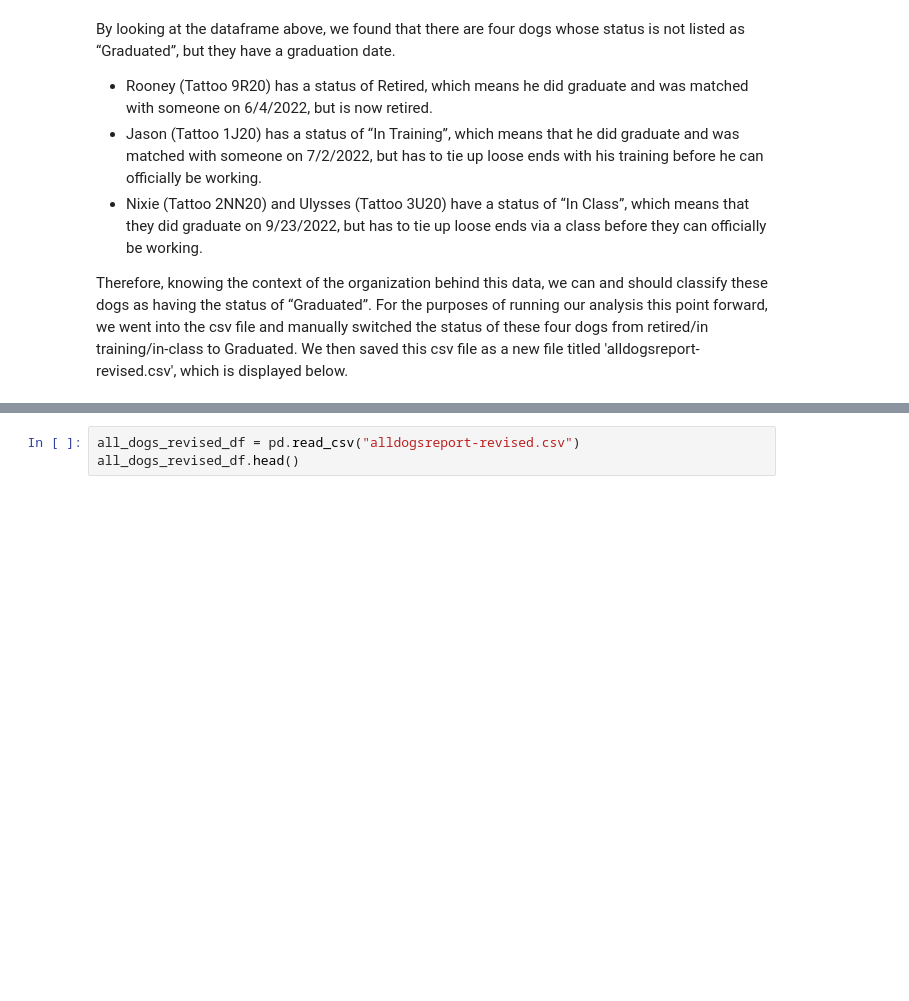
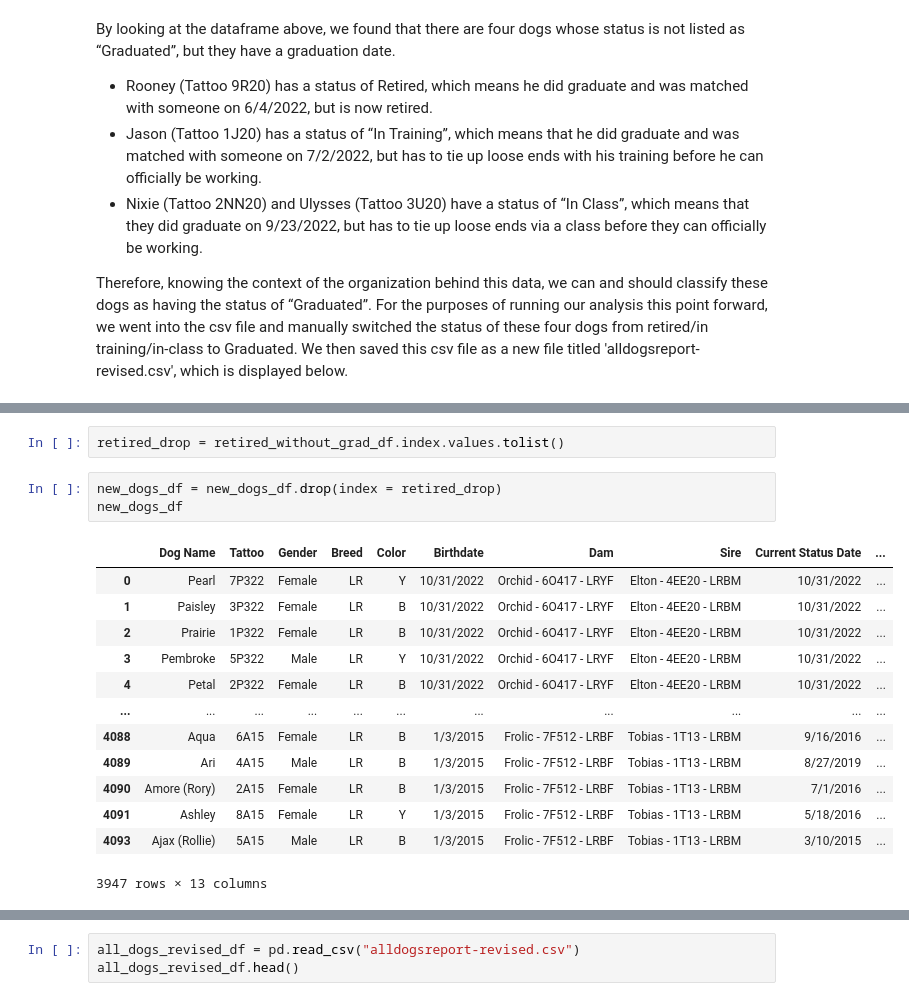
Before and after one commit to Julianna-Castlegrant/info2950-group-proj, a Jupyter notebook: finalproject/dogdata.ipynb, the cells around one changed output, grey strips where cells are left out. Saved outputs shown, nothing was run; the diff lists cells and outputs as text; blank space fills up the shorter version.

```diff
--- a/finalproject/dogdata.ipynb
+++ b/finalproject/dogdata.ipynb
@@ -102,0 +168,19 @@ Therefore, knowing the context of the organization behind this data, we can and
+# %%
+retired_drop = retired_without_grad_df.index.values.tolist()
+# %%
+new_dogs_df = new_dogs_df.drop(index = retired_drop)
+new_dogs_df
+# %% [output]
+|  | Dog Name | Tattoo | Gender | Breed | Color | Birthdate | Dam | Sire | Current Status Date | ... |
+| 0 | Pearl | 7P322 | Female | LR | Y | 10/31/2022 | Orchid - 6O417 - LRYF | Elton - 4EE20 - LRBM | 10/31/2022 | ... |
+| 1 | Paisley | 3P322 | Female | LR | B | 10/31/2022 | Orchid - 6O417 - LRYF | Elton - 4EE20 - LRBM | 10/31/2022 | ... |
+| 2 | Prairie | 1P322 | Female | LR | B | 10/31/2022 | Orchid - 6O417 - LRYF | Elton - 4EE20 - LRBM | 10/31/2022 | ... |
+| 3 | Pembroke | 5P322 | Male | LR | Y | 10/31/2022 | Orchid - 6O417 - LRYF | Elton - 4EE20 - LRBM | 10/31/2022 | ... |
+| 4 | Petal | 2P322 | Female | LR | B | 10/31/2022 | Orchid - 6O417 - LRYF | Elton - 4EE20 - LRBM | 10/31/2022 | ... |
+| ... | ... | ... | ... | ... | ... | ... | ... | ... | ... | ... |
+| 4088 | Aqua | 6A15 | Female | LR | B | 1/3/2015 | Frolic - 7F512 - LRBF | Tobias - 1T13 - LRBM | 9/16/2016 | ... |
+| 4089 | Ari | 4A15 | Male | LR | B | 1/3/2015 | Frolic - 7F512 - LRBF | Tobias - 1T13 - LRBM | 8/27/2019 | ... |
+| 4090 | Amore (Rory) | 2A15 | Female | LR | B | 1/3/2015 | Frolic - 7F512 - LRBF | Tobias - 1T13 - LRBM | 7/1/2016 | ... |
+| 4091 | Ashley | 8A15 | Female | LR | Y | 1/3/2015 | Frolic - 7F512 - LRBF | Tobias - 1T13 - LRBM | 5/18/2016 | ... |
+| 4093 | Ajax (Rollie) | 5A15 | Male | LR | B | 1/3/2015 | Frolic - 7F512 - LRBF | Tobias - 1T13 - LRBM | 3/10/2015 | ... |
+3947 rows × 13 columns
```
Also changed, not shown: parts of 35 cells of this notebook, 2 other files.
